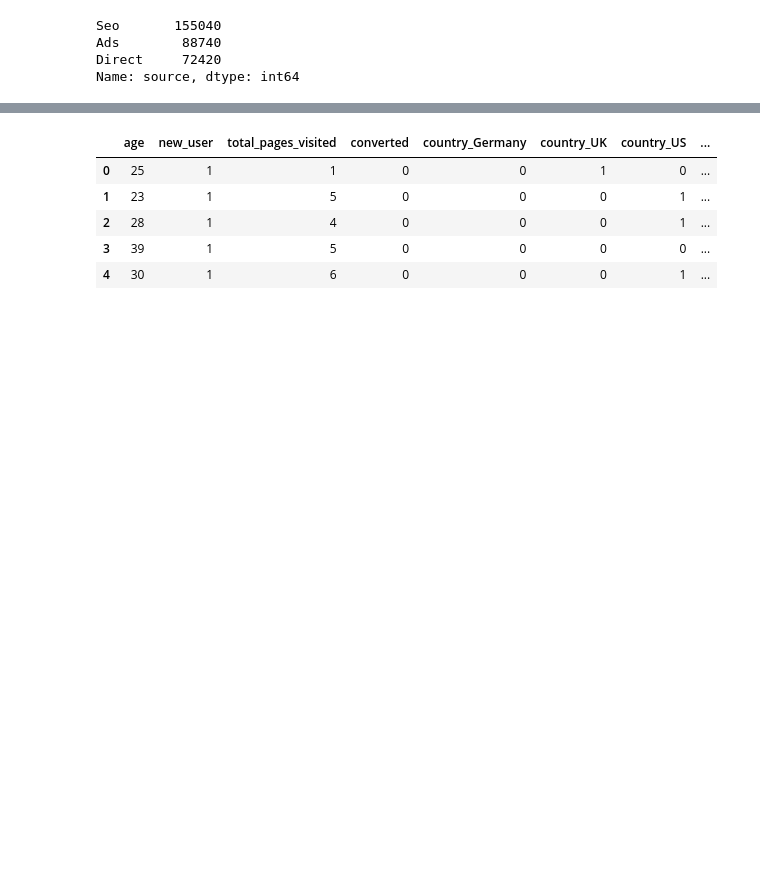
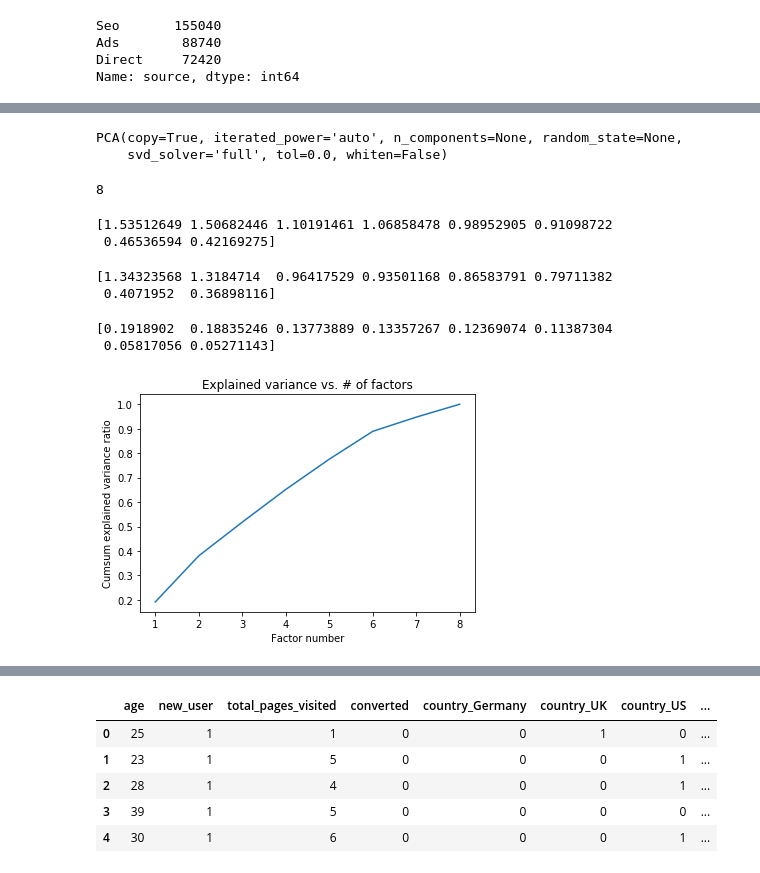
Before and after one commit to cbousquet/Week-3-Conversion-rate, a Jupyter notebook: Taux.ipynb, the cells around one changed output, grey strips where cells are left out. Saved outputs shown, nothing was run; the diff lists cells and outputs as text; code cells hidden in the pictures; blank space fills up the shorter version.

```diff
--- a/Taux.ipynb
+++ b/Taux.ipynb
@@ -70,0 +131,4 @@ Name: source, dtype: int64
+# %%
+X = "new_user"
+Y = "converted"
+cont = data[[X, Y]].pivot_table(index=X, columns=Y, aggfunc=len).fillna(0).copy().astype(int)
@@ -70,0 +159,5 @@ Name: source, dtype: int64
+# %%
+sc = StandardScaler()
+#X = data[["age","total_pages_visited","converted"]]
+Z = sc.fit_transform(X)
+Z
@@ -70,0 +182,42 @@ Name: source, dtype: int64
+# %%
+acp = PCA(svd_solver='full')
+print(acp)
+# %% [output]
+PCA(copy=True, iterated_power='auto', n_components=None, random_state=None,
+    svd_solver='full', tol=0.0, whiten=False)
+# %%
+#calculs
+coord = acp.fit_transform(Z)
+#nombre de composantes calculées
+n=acp.n_components_
+n
+# %% [output]
+8
+# %%
+#variance expliquée
+print(acp.explained_variance_)
+# %% [output]
+[1.53512649 1.50682446 1.10191461 1.06858478 0.98952905 0.91098722
+ 0.46536594 0.42169275]
+# %%
+#valeur corrigée
+eigval = (n-1)/n*acp.explained_variance_
+print(eigval)
+# %% [output]
+[1.34323568 1.3184714  0.96417529 0.93501168 0.86583791 0.79711382
+ 0.4071952  0.36898116]
+# %%
+#proportion de variance expliquée
+print(acp.explained_variance_ratio_)
+# %% [output]
+[0.1918902  0.18835246 0.13773889 0.13357267 0.12369074 0.11387304
+ 0.05817056 0.05271143]
+# %%
+#cumul de variance expliquée
+plt.plot(np.arange(1,n+1),np.cumsum(acp.explained_variance_ratio_))
+plt.title("Explained variance vs. # of factors")
+plt.ylabel("Cumsum explained variance ratio")
+plt.xlabel("Factor number")
+plt.show()
+# %% [output]
+[figure, added]
```
Also changed, not shown: parts of 29 cells of this notebook.
